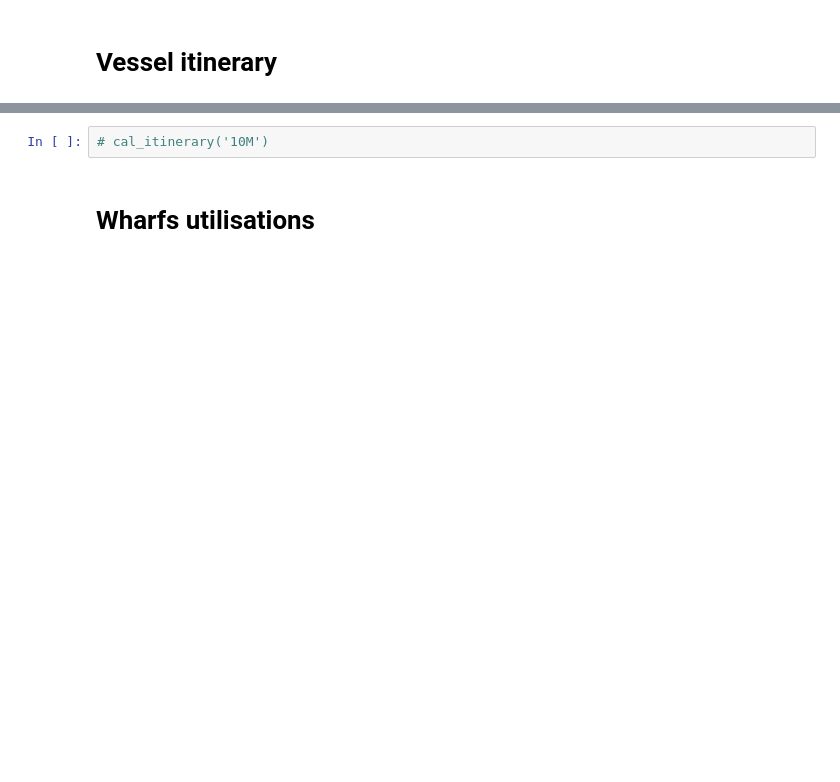
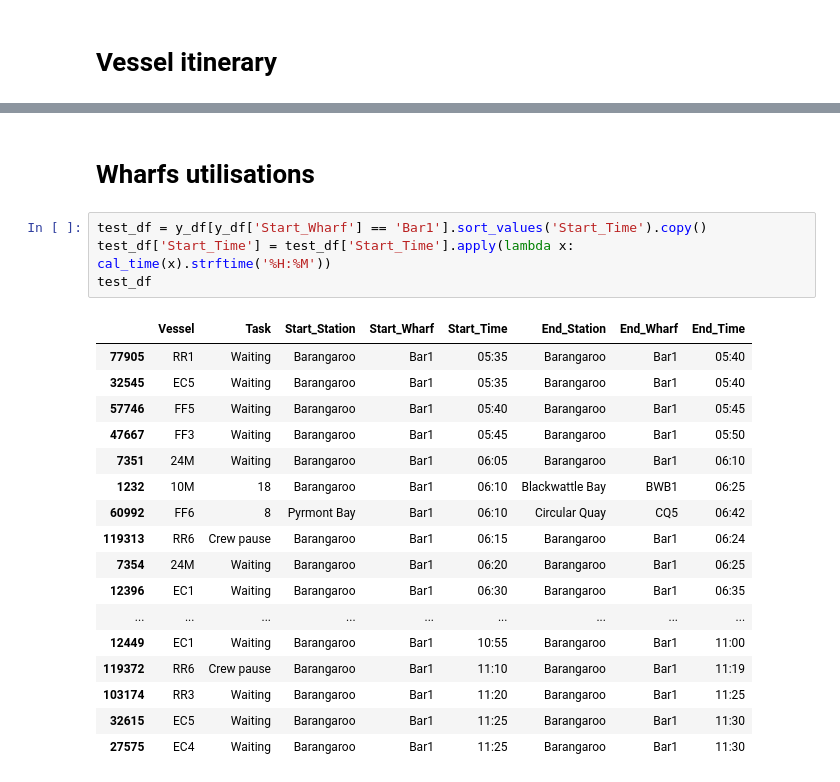
Before and after one commit to ricardo3709/FerryILP, a Jupyter notebook: ILPimplementation/ResultsProcessDraft.ipynb, the cells around one changed output, grey strips where cells are left out. Drawn from its saved outputs; the diff is of its cells as text; blank space fills up the shorter version.

```diff
--- a/ILPimplementation/ResultsProcessDraft.ipynb
+++ b/ILPimplementation/ResultsProcessDraft.ipynb
@@ -281,4 +291,24 @@ cal_itinerary('FF6')
-# %%
-# cal_itinerary('10M')
 # %% [markdown]
 # Wharfs utilisations
+# %%
+test_df = y_df[y_df['Start_Wharf'] == 'Bar1'].sort_values('Start_Time').copy()
+test_df['Start_Time'] = test_df['Start_Time'].apply(lambda x: cal_time(x).strftime('%H:%M'))
+test_df
+# %% [output]
+|  | Vessel | Task | Start_Station | Start_Wharf | Start_Time | End_Station | End_Wharf | End_Time |
+| 77905 | RR1 | Waiting | Barangaroo | Bar1 | 05:35 | Barangaroo | Bar1 | 05:40 |
+| 32545 | EC5 | Waiting | Barangaroo | Bar1 | 05:35 | Barangaroo | Bar1 | 05:40 |
+| 57746 | FF5 | Waiting | Barangaroo | Bar1 | 05:40 | Barangaroo | Bar1 | 05:45 |
+| 47667 | FF3 | Waiting | Barangaroo | Bar1 | 05:45 | Barangaroo | Bar1 | 05:50 |
+| 7351 | 24M | Waiting | Barangaroo | Bar1 | 06:05 | Barangaroo | Bar1 | 06:10 |
+| 1232 | 10M | 18 | Barangaroo | Bar1 | 06:10 | Blackwattle Bay | BWB1 | 06:25 |
+| 60992 | FF6 | 8 | Pyrmont Bay | Bar1 | 06:10 | Circular Quay | CQ5 | 06:42 |
+| 119313 | RR6 | Crew pause | Barangaroo | Bar1 | 06:15 | Barangaroo | Bar1 | 06:24 |
+| 7354 | 24M | Waiting | Barangaroo | Bar1 | 06:20 | Barangaroo | Bar1 | 06:25 |
+| 12396 | EC1 | Waiting | Barangaroo | Bar1 | 06:30 | Barangaroo | Bar1 | 06:35 |
+| ... | ... | ... | ... | ... | ... | ... | ... | ... |
+| 12449 | EC1 | Waiting | Barangaroo | Bar1 | 10:55 | Barangaroo | Bar1 | 11:00 |
+| 119372 | RR6 | Crew pause | Barangaroo | Bar1 | 11:10 | Barangaroo | Bar1 | 11:19 |
+| 103174 | RR3 | Waiting | Barangaroo | Bar1 | 11:20 | Barangaroo | Bar1 | 11:25 |
+| 32615 | EC5 | Waiting | Barangaroo | Bar1 | 11:25 | Barangaroo | Bar1 | 11:30 |
+| 27575 | EC4 | Waiting | Barangaroo | Bar1 | 11:25 | Barangaroo | Bar1 | 11:30 |
```
Also changed, not shown: parts of 8 cells of this notebook, 22 other files.
